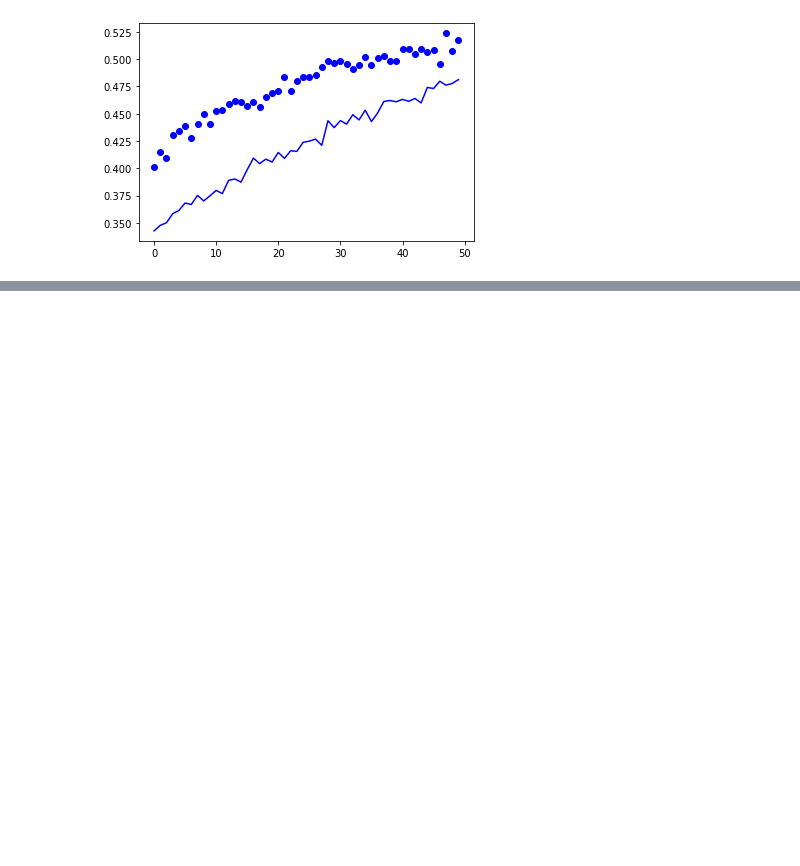
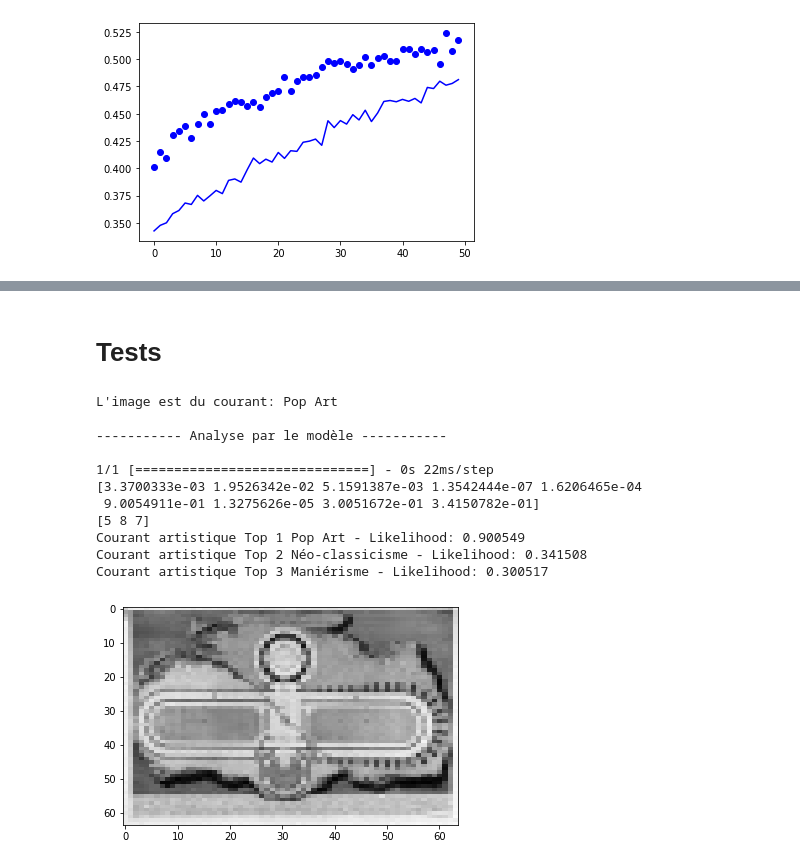
Before and after one commit to Cycyplay/M2_DeepLearning_Classification, a Jupyter notebook: Deep_Learning_Projet_Classification_Version_Réseau_Existant.ipynb, the cells around one changed output, grey strips where cells are left out. Saved outputs shown, nothing was run; the diff lists cells and outputs as text; code cells hidden in the pictures; blank space fills up the shorter version.

Commit message:
Ajout des tests

```diff
--- a/Deep_Learning_Projet_Classification_Version_Réseau_Existant.ipynb
+++ b/Deep_Learning_Projet_Classification_Version_Réseau_Existant.ipynb
@@ -467,3 +472,62 @@ f = Path("drive/MyDrive/DeepLearning_Dataset/model_2_pretrained_structure.json")
 f.write_text(model_structure)
 
 model.save_weights("drive/MyDrive/DeepLearning_Dataset/model_2_pretrained_weights.h5")
+# %% [markdown]
+# Tests
+# %%
+import keras
+import numpy as np
+import random as rd
+
+from matplotlib import pyplot as plt
+import cv2
+
+## PENSER à sauvegarder un modèle sympa pour le tester
+
+class_labels = [
+    "Impressionisme",
+    "Surréalisme",
+    "Cubisme",
+    "Baroque",
+    "Divisionisme",
+    "Pop Art",
+    "Expressionisme",
+    "Maniérisme",
+    "Néo-classicisme"
+]
+
+value = rd.randint(0, len(x_test))
+plt.imshow(x_test[value], interpolation='nearest', aspect='auto')
+
+print("\nL'image est du courant: " + class_labels[y_test[value]])
+
+
+print("\n----------- Analyse par le modèle -----------\n")
+image_to_test = keras.utils.img_to_array(x_test[value])
+# Add a fourth dimension to the image (since Keras expects a list of images, not a single image)
+list_of_images = np.expand_dims(image_to_test, axis=0)
+# Make a prediction using the model
+results = model.predict(list_of_images)
+# Since we are only testing one image, we only need to check the first result
+single_result = results[0]
+print(single_result)
+# We will get a likelihood score for all 10 possible classes. Find out which class had the highest score.
+top_3_classes = np.argsort(-single_result)[:3]
+print(top_3_classes)
+# Print the result
+print("Courant artistique Top 1 {} - Likelihood: {:2f}".format(class_labels[top_3_classes[0]], single_result[top_3_classes[0]]))
+print("Courant artistique Top 2 {} - Likelihood: {:2f}".format(class_labels[top_3_classes[1]], single_result[top_3_classes[1]]))
+print("Courant artistique Top 3 {} - Likelihood: {:2f}".format(class_labels[top_3_classes[2]], single_result[top_3_classes[2]]))
+# %% [output]
+L'image est du courant: Pop Art
+
+----------- Analyse par le modèle -----------
+
+1/1 [==============================] - 0s 22ms/step
+[3.3700333e-03 1.9526342e-02 5.1591387e-03 1.3542444e-07 1.6206465e-04
+ 9.0054911e-01 1.3275626e-05 3.0051672e-01 3.4150782e-01]
+[5 8 7]
+Courant artistique Top 1 Pop Art - Likelihood: 0.900549
+Courant artistique Top 2 Néo-classicisme - Likelihood: 0.341508
+Courant artistique Top 3 Maniérisme - Likelihood: 0.300517
+[figure, added]
```
Also changed, not shown: parts of 1 cell of this notebook.
